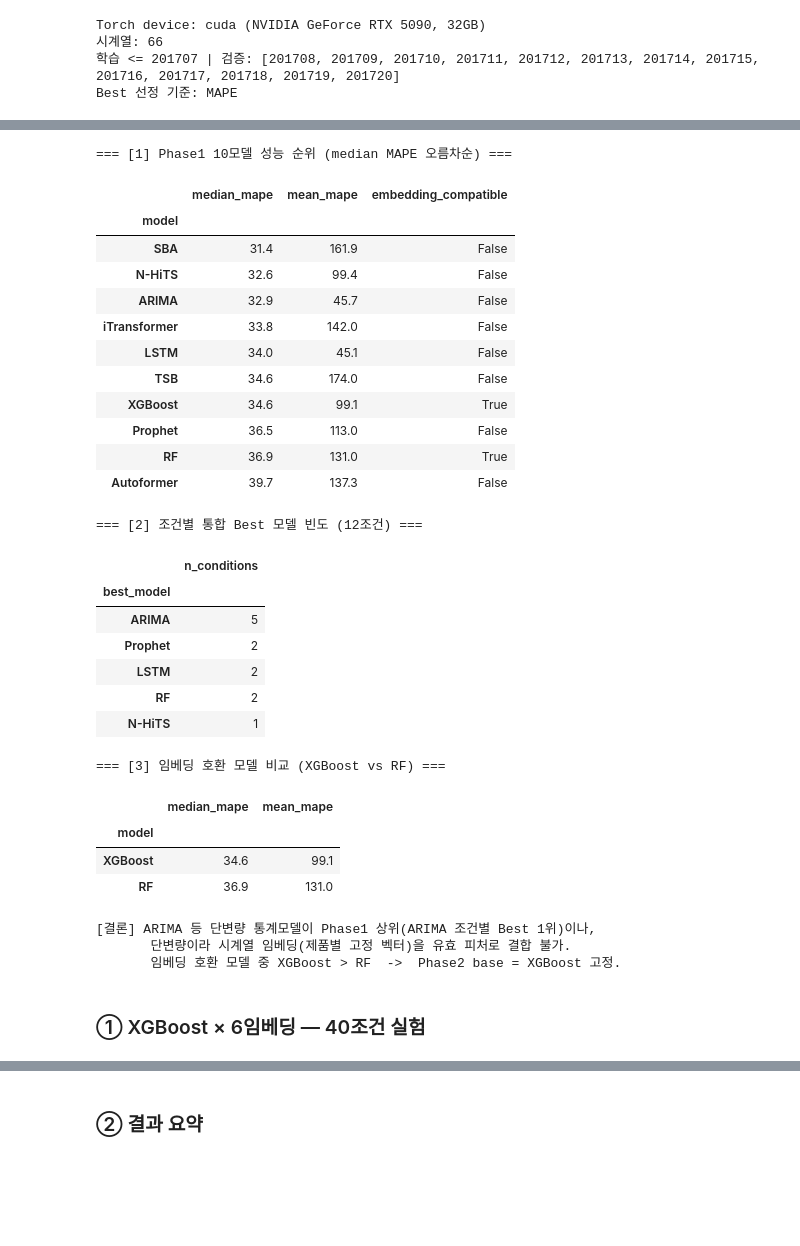
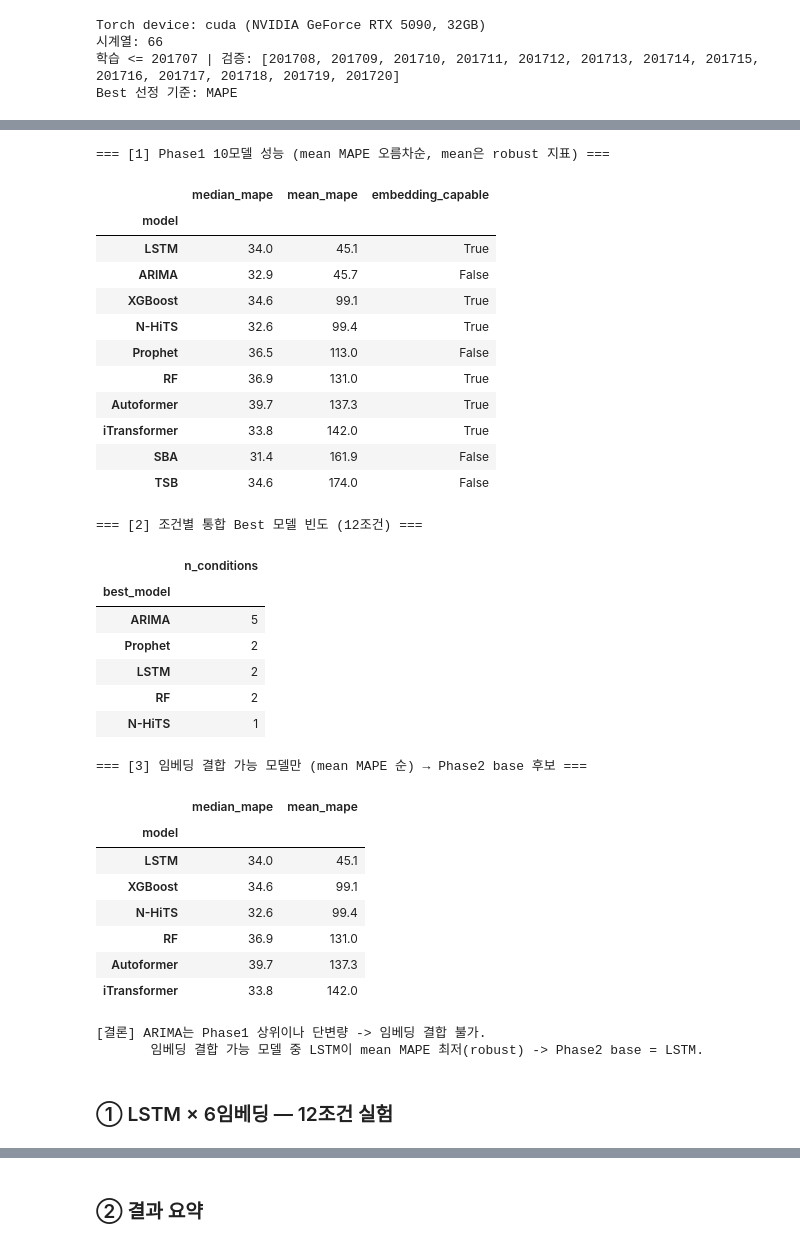
Before and after one commit to junghyuk-kim/ai-retail-demandforecasting, a Jupyter notebook: code/10_임베딩_기반_시계열분석.ipynb, the cells around one changed output, grey strips where cells are left out. Drawn from its saved outputs; the diff is of its cells as text; code cells hidden in the pictures; blank space fills up the shorter version.

```diff
--- a/code/10_임베딩_기반_시계열분석.ipynb
+++ b/code/10_임베딩_기반_시계열분석.ipynb
@@ -67,43 +64,39 @@ Best 선정 기준: MAPE
 # %%
 # === Phase1 10모델 능력치 분석 (Phase2 base 선정 근거) ===
 phase1_all = pd.read_parquet(DATA_PROCESSED / 'phase1_all_results.parquet')
-phase1_best = pd.read_csv(DATA_PROCESSED / 'phase1_best_per_condition.parquet'.replace('.parquet', '.csv'))
+phase1_best = pd.read_csv(DATA_PROCESSED / 'phase1_best_per_condition.csv')
 
-EMB_COMPAT = ['RF', 'XGBoost']  # 임베딩을 피처로 받을 수 있는 패널 ML
+# 임베딩을 결합 가능한 모델 = 단변량 통계(ARIMA/SBA/TSB/Prophet)를 제외한 나머지
+UNIVARIATE = ['ARIMA', 'SBA', 'TSB', 'Prophet']
 
-# (1) 모델별 성능 순위 — median은 near-zero 간헐 family에 강건, mean은 참고
 perf = (phase1_all.groupby('model')['mape']
-        .agg(median_mape='median', mean_mape='mean').round(1)
-        .sort_values('median_mape'))
-perf['embedding_compatible'] = perf.index.isin(EMB_COMPAT)
-print('=== [1] Phase1 10모델 성능 순위 (median MAPE 오름차순) ===')
-display(perf)
+        .agg(median_mape='median', mean_mape='mean').round(1))
+perf['embedding_capable'] = ~perf.index.isin(UNIVARIATE)
+print('=== [1] Phase1 10모델 성능 (mean MAPE 오름차순, mean은 robust 지표) ===')
+display(perf.sort_values('mean_mape'))
 
-# (2) 조건별 통합 Best 모델 빈도 (12조건, mean MAPE 기준)
 print('=== [2] 조건별 통합 Best 모델 빈도 (12조건) ===')
 display(phase1_best['best_model'].value_counts().rename('n_conditions').to_frame())
 
-# (3) 임베딩 호환 모델(패널 ML) 비교 → Phase2 base 후보
-print('=== [3] 임베딩 호환 모델 비교 (XGBoost vs RF) ===')
-display(perf[perf['embedding_compatible']][['median_mape', 'mean_mape']])
+print('=== [3] 임베딩 결합 가능 모델만 (mean MAPE 순) → Phase2 base 후보 ===')
+display(perf[perf['embedding_capable']].sort_values('mean_mape')[['median_mape', 'mean_mape']])
 
-print('[결론] ARIMA 등 단변량 통계모델이 Phase1 상위(ARIMA 조건별 Best 1위)이나,')
-print('       단변량이라 시계열 임베딩(제품별 고정 벡터)을 유효 피처로 결합 불가.')
-print('       임베딩 호환 모델 중 XGBoost > RF  ->  Phase2 base = XGBoost 고정.')
+print('[결론] ARIMA는 Phase1 상위이나 단변량 -> 임베딩 결합 불가.')
+print('       임베딩 결합 가능 모델 중 LSTM이 mean MAPE 최저(robust) -> Phase2 base = LSTM.')
 # %% [output]
-=== [1] Phase1 10모델 성능 순위 (median MAPE 오름차순) ===
+=== [1] Phase1 10모델 성능 (mean MAPE 오름차순, mean은 robust 지표) ===
-|  | median_mape | mean_mape | embedding_compatible |
+|  | median_mape | mean_mape | embedding_capable |
 | model |  |  |  |
-| SBA | 31.4 | 161.9 | False |
-| N-HiTS | 32.6 | 99.4 | False |
+| LSTM | 34.0 | 45.1 | True |
 | ARIMA | 32.9 | 45.7 | False |
-| iTransformer | 33.8 | 142.0 | False |
-| LSTM | 34.0 | 45.1 | False |
-| TSB | 34.6 | 174.0 | False |
 | XGBoost | 34.6 | 99.1 | True |
+| N-HiTS | 32.6 | 99.4 | True |
 | Prophet | 36.5 | 113.0 | False |
 | RF | 36.9 | 131.0 | True |
-| Autoformer | 39.7 | 137.3 | False |
+| Autoformer | 39.7 | 137.3 | True |
+| iTransformer | 33.8 | 142.0 | True |
+| SBA | 31.4 | 161.9 | False |
+| TSB | 34.6 | 174.0 | False |
 === [2] 조건별 통합 Best 모델 빈도 (12조건) ===
 |  | n_conditions |
 | best_model |  |
@@ -112,16 +105,19 @@ print('       임베딩 호환 모델 중 XGBoost > RF  ->  Phase2 base = XGBoos
 | LSTM | 2 |
 | RF | 2 |
 | N-HiTS | 1 |
-=== [3] 임베딩 호환 모델 비교 (XGBoost vs RF) ===
+=== [3] 임베딩 결합 가능 모델만 (mean MAPE 순) → Phase2 base 후보 ===
 |  | median_mape | mean_mape |
 | model |  |  |
+| LSTM | 34.0 | 45.1 |
 | XGBoost | 34.6 | 99.1 |
+| N-HiTS | 32.6 | 99.4 |
 | RF | 36.9 | 131.0 |
+| Autoformer | 39.7 | 137.3 |
+| iTransformer | 33.8 | 142.0 |
-[결론] ARIMA 등 단변량 통계모델이 Phase1 상위(ARIMA 조건별 Best 1위)이나,
-       단변량이라 시계열 임베딩(제품별 고정 벡터)을 유효 피처로 결합 불가.
-       임베딩 호환 모델 중 XGBoost > RF  ->  Phase2 base = XGBoost 고정.
+[결론] ARIMA는 Phase1 상위이나 단변량 -> 임베딩 결합 불가.
+       임베딩 결합 가능 모델 중 LSTM이 mean MAPE 최저(robust) -> Phase2 base = LSTM.
 # %% [markdown]
-### ① XGBoost × 6임베딩 — 40조건 실험
+### ① LSTM × 6임베딩 — 12조건 실험
 # %%
 from utils.phase_experiments import REPRESENTATIVE_BASE_MODEL
 
```
Also changed, not shown: parts of 5 cells of this notebook.
